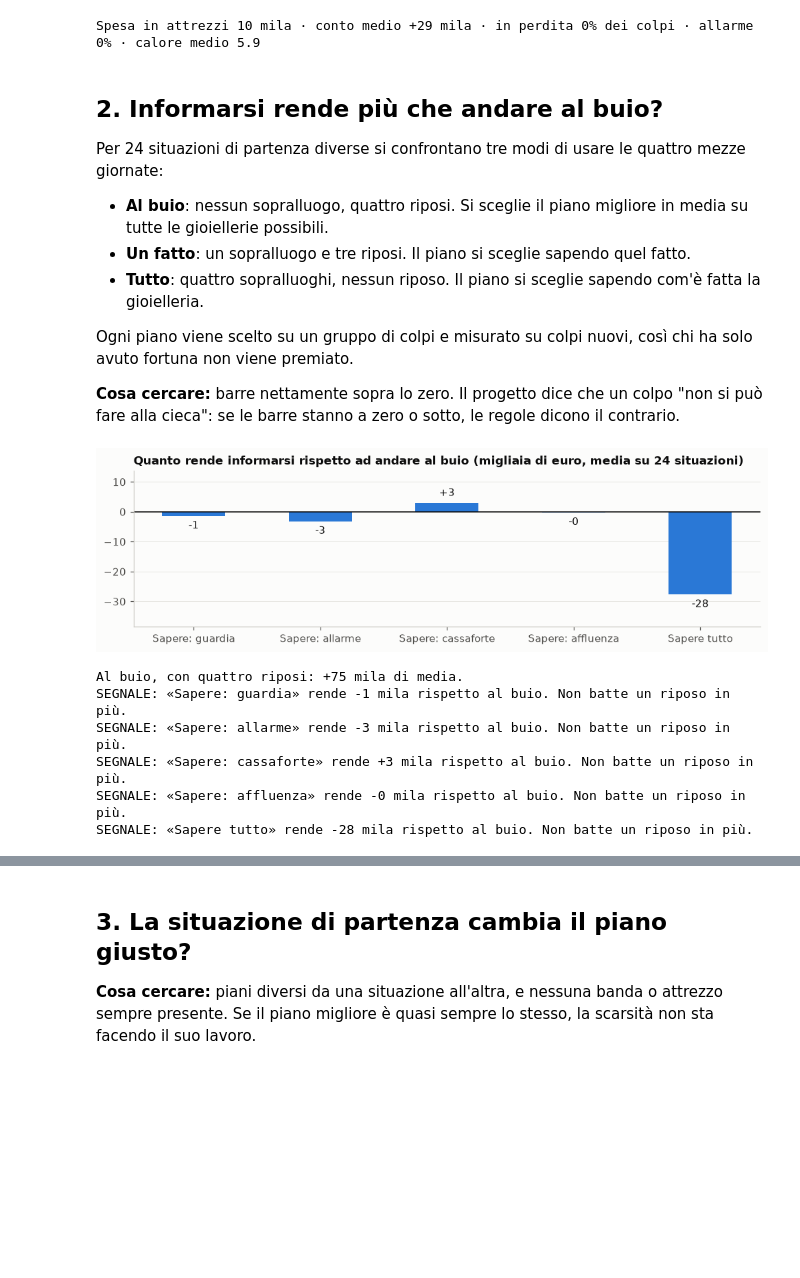
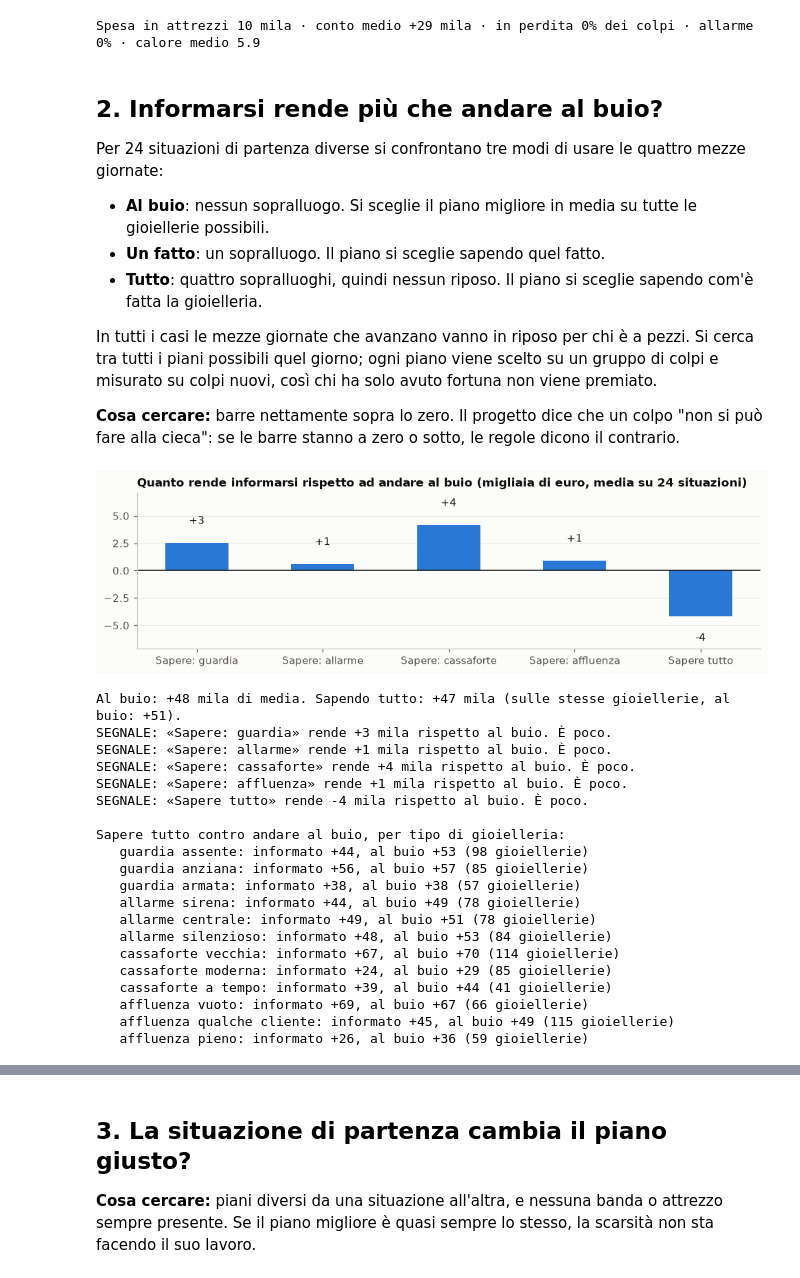
Before and after one commit to mbhrlive/gtatactics, a Jupyter notebook: prototipo/analisi.ipynb, the cells around one changed output, grey strips where cells are left out. Drawn from its saved outputs; the diff is of its cells as text; code cells hidden in the pictures; blank space fills up the shorter version.

```diff
--- a/prototipo/analisi.ipynb
+++ b/prototipo/analisi.ipynb
@@ -87,41 +87,63 @@ Spesa in attrezzi 10 mila · conto medio +29 mila · in perdita 0% dei colpi ·
 
 Per 24 situazioni di partenza diverse si confrontano tre modi di usare le quattro mezze giornate:
 
-- **Al buio**: nessun sopralluogo, quattro riposi. Si sceglie il piano migliore in media su tutte le gioiellerie possibili.
-- **Un fatto**: un sopralluogo e tre riposi. Il piano si sceglie sapendo quel fatto.
-- **Tutto**: quattro sopralluoghi, nessun riposo. Il piano si sceglie sapendo com'è fatta la gioielleria.
+- **Al buio**: nessun sopralluogo. Si sceglie il piano migliore in media su tutte le gioiellerie possibili.
+- **Un fatto**: un sopralluogo. Il piano si sceglie sapendo quel fatto.
+- **Tutto**: quattro sopralluoghi, quindi nessun riposo. Il piano si sceglie sapendo com'è fatta la gioielleria.
 
-Ogni piano viene scelto su un gruppo di colpi e misurato su colpi nuovi, così chi ha solo avuto fortuna non viene premiato.
+In tutti i casi le mezze giornate che avanzano vanno in riposo per chi è a pezzi. Si cerca tra tutti i piani possibili quel giorno; ogni piano viene scelto su un gruppo di colpi e misurato su colpi nuovi, così chi ha solo avuto fortuna non viene premiato.
 
 **Cosa cercare:** barre nettamente sopra lo zero. Il progetto dice che un colpo "non si può fare alla cieca": se le barre stanno a zero o sotto, le regole dicono il contrario.
 # %%
 SITUAZIONI = range(100, 124)
 with Pool() as pool:
     R = pool.map(C.analizza_situazione, SITUAZIONI)
 
 guadagni = {f"Sapere: {nome.lower()}": st.mean(x["per fatto"][nome] for x in R) for nome, _ in C.FATTI.values()}
 guadagni["Sapere tutto"] = st.mean(x["tutto: informato"] - x["tutto: al buio"] for x in R)
 
 fig, ax = plt.subplots(figsize=(9, 2.8))
 nomi = list(guadagni); vals = [guadagni[n] for n in nomi]
 ax.bar(nomi, vals, width=0.5, color=BLU); ax.axhline(0, color=INCHIOSTRO, linewidth=1)
 for i, v in enumerate(vals):
     ax.text(i, v + (1.5 if v >= 0 else -1.5), f"{v:+.0f}", ha="center", va="bottom" if v >= 0 else "top", color=INCHIOSTRO)
 ax.set_title("Quanto rende informarsi rispetto ad andare al buio (migliaia di euro, media su 24 situazioni)")
 ax.grid(axis="x", visible=False); ax.margins(y=0.35)
 plt.tight_layout(); plt.show()
 
-print(f"Al buio, con quattro riposi: {st.mean(x['al buio'] for x in R):+.0f} mila di media.")
+print(f"Al buio: {st.mean(x['al buio'] for x in R):+.0f} mila di media. Sapendo tutto: {st.mean(x['tutto: informato'] for x in R):+.0f} mila "
+      f"(sulle stesse gioiellerie, al buio: {st.mean(x['tutto: al buio'] for x in R):+.0f}).")
 for n, v in guadagni.items():
-    if v < 10: print(f"SEGNALE: «{n}» rende {v:+.0f} mila rispetto al buio. Non batte un riposo in più.")
-pd.DataFrame([{"colpo": x["colpo"], "fuori gioco": x["fuori gioco"], "magazzino": x["magazzino"],
+    if v < 10: print(f"SEGNALE: «{n}» rende {v:+.0f} mila rispetto al buio. È poco.")
+casi = [c for x in R for c in x["casi"]]
+print()
+print("Sapere tutto contro andare al buio, per tipo di gioielleria:")
+for f, (nome, valori) in C.FATTI.items():
+    for v, _, _ in valori:
+        g = [c for c in casi if c["fatti"][f] == v]
+        if g: print(f"   {nome.lower()} {v}: informato {st.mean(c['informato'] for c in g):+.0f}, al buio {st.mean(c['al buio'] for c in g):+.0f} ({len(g)} gioiellerie)")
+pd.DataFrame([{"colpo": x["colpo"], "fuori gioco": x["fuori gioco"], "a pezzi": x["a pezzi"], "magazzino": x["magazzino"],
                "introvabile": x["introvabile"], "piano al buio": x["piano al buio"], "al buio": round(x["al buio"]),
                "sapendo tutto": round(x["tutto: informato"]), "al buio, stesse gioiellerie": round(x["tutto: al buio"])} for x in R])
 # %% [output]
-[figure, old version]
+[figure, new version]
-Al buio, con quattro riposi: +75 mila di media.
-SEGNALE: «Sapere: guardia» rende -1 mila rispetto al buio. Non batte un riposo in più.
-SEGNALE: «Sapere: allarme» rende -3 mila rispetto al buio. Non batte un riposo in più.
-SEGNALE: «Sapere: cassaforte» rende +3 mila rispetto al buio. Non batte un riposo in più.
-SEGNALE: «Sapere: affluenza» rende -0 mila rispetto al buio. Non batte un riposo in più.
-SEGNALE: «Sapere tutto» rende -28 mila rispetto al buio. Non batte un riposo in più.
+Al buio: +48 mila di media. Sapendo tutto: +47 mila (sulle stesse gioiellerie, al buio: +51).
+SEGNALE: «Sapere: guardia» rende +3 mila rispetto al buio. È poco.
+SEGNALE: «Sapere: allarme» rende +1 mila rispetto al buio. È poco.
+SEGNALE: «Sapere: cassaforte» rende +4 mila rispetto al buio. È poco.
+SEGNALE: «Sapere: affluenza» rende +1 mila rispetto al buio. È poco.
+SEGNALE: «Sapere tutto» rende -4 mila rispetto al buio. È poco.
+
+Sapere tutto contro andare al buio, per tipo di gioielleria:
+   guardia assente: informato +44, al buio +53 (98 gioiellerie)
+   guardia anziana: informato +56, al buio +57 (85 gioiellerie)
+   guardia armata: informato +38, al buio +38 (57 gioiellerie)
+   allarme sirena: informato +44, al buio +49 (78 gioiellerie)
+   allarme centrale: informato +49, al buio +51 (78 gioiellerie)
+   allarme silenzioso: informato +48, al buio +53 (84 gioiellerie)
+   cassaforte vecchia: informato +67, al buio +70 (114 gioiellerie)
+   cassaforte moderna: informato +24, al buio +29 (85 gioiellerie)
+   cassaforte a tempo: informato +39, al buio +44 (41 gioiellerie)
+   affluenza vuoto: informato +69, al buio +67 (66 gioiellerie)
+   affluenza qualche cliente: informato +45, al buio +49 (115 gioiellerie)
+   affluenza pieno: informato +26, al buio +36 (59 gioiellerie)
```
Also changed, not shown: parts of 4 cells of this notebook, 2 other files.
